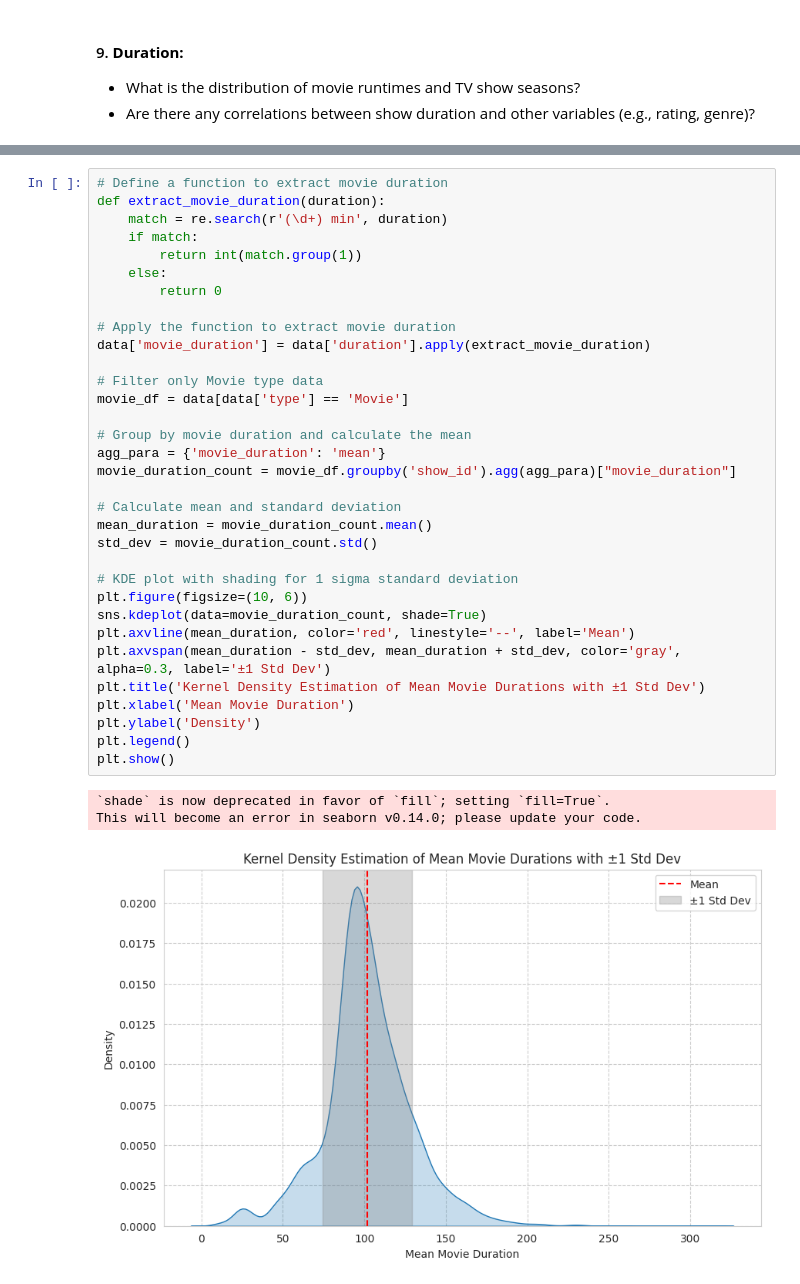
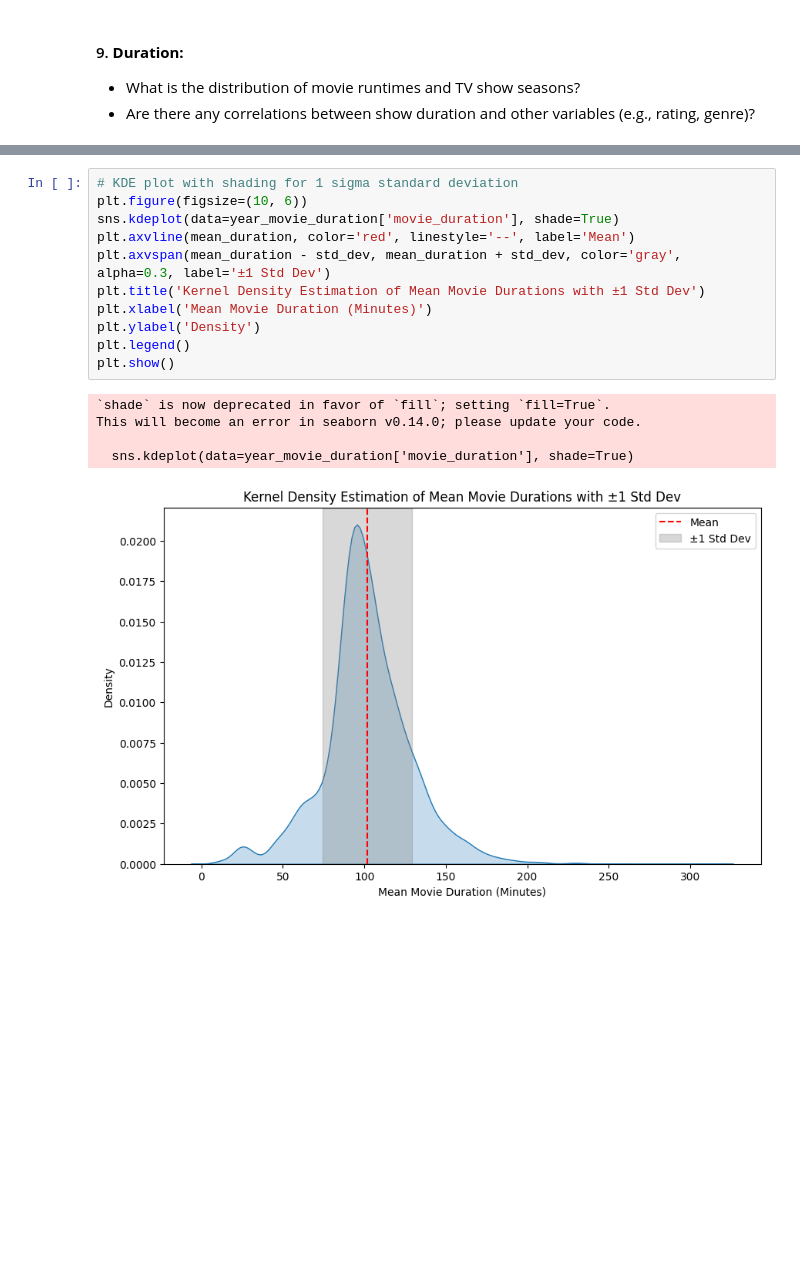
Before and after one commit to DSabarish/netflix_data_analysis, a Jupyter notebook: Netflix_29.ipynb, the cells around one changed output, grey strips where cells are left out. Cells and saved outputs as stored; diff of their text form; blank space fills up the shorter version.

```diff
--- a/Netflix_29.ipynb
+++ b/Netflix_29.ipynb
@@ -1649,37 +1697,17 @@ This will become an error in seaborn v0.14.0; please update your code.
 # %%
-# Define a function to extract movie duration
-def extract_movie_duration(duration):
-    match = re.search(r'(\d+) min', duration)
-    if match:
-        return int(match.group(1))
-    else:
-        return 0
-
-# Apply the function to extract movie duration
-data['movie_duration'] = data['duration'].apply(extract_movie_duration)
-
-# Filter only Movie type data
-movie_df = data[data['type'] == 'Movie']
-
-# Group by movie duration and calculate the mean
-agg_para = {'movie_duration': 'mean'}
-movie_duration_count = movie_df.groupby('show_id').agg(agg_para)["movie_duration"]
-
-# Calculate mean and standard deviation
-mean_duration = movie_duration_count.mean()
-std_dev = movie_duration_count.std()
-
 # KDE plot with shading for 1 sigma standard deviation
 plt.figure(figsize=(10, 6))
-sns.kdeplot(data=movie_duration_count, shade=True)
+sns.kdeplot(data=year_movie_duration['movie_duration'], shade=True)
 plt.axvline(mean_duration, color='red', linestyle='--', label='Mean')
 plt.axvspan(mean_duration - std_dev, mean_duration + std_dev, color='gray', alpha=0.3, label='±1 Std Dev')
 plt.title('Kernel Density Estimation of Mean Movie Durations with ±1 Std Dev')
-plt.xlabel('Mean Movie Duration')
+plt.xlabel('Mean Movie Duration (Minutes)')
 plt.ylabel('Density')
 plt.legend()
 plt.show()
 # %% [output]
 `shade` is now deprecated in favor of `fill`; setting `fill=True`.
 This will become an error in seaborn v0.14.0; please update your code.
+
+  sns.kdeplot(data=year_movie_duration['movie_duration'], shade=True)
-[figure, old version]
+[figure, new version]
```
Also changed, not shown: parts of 9 cells of this notebook.
